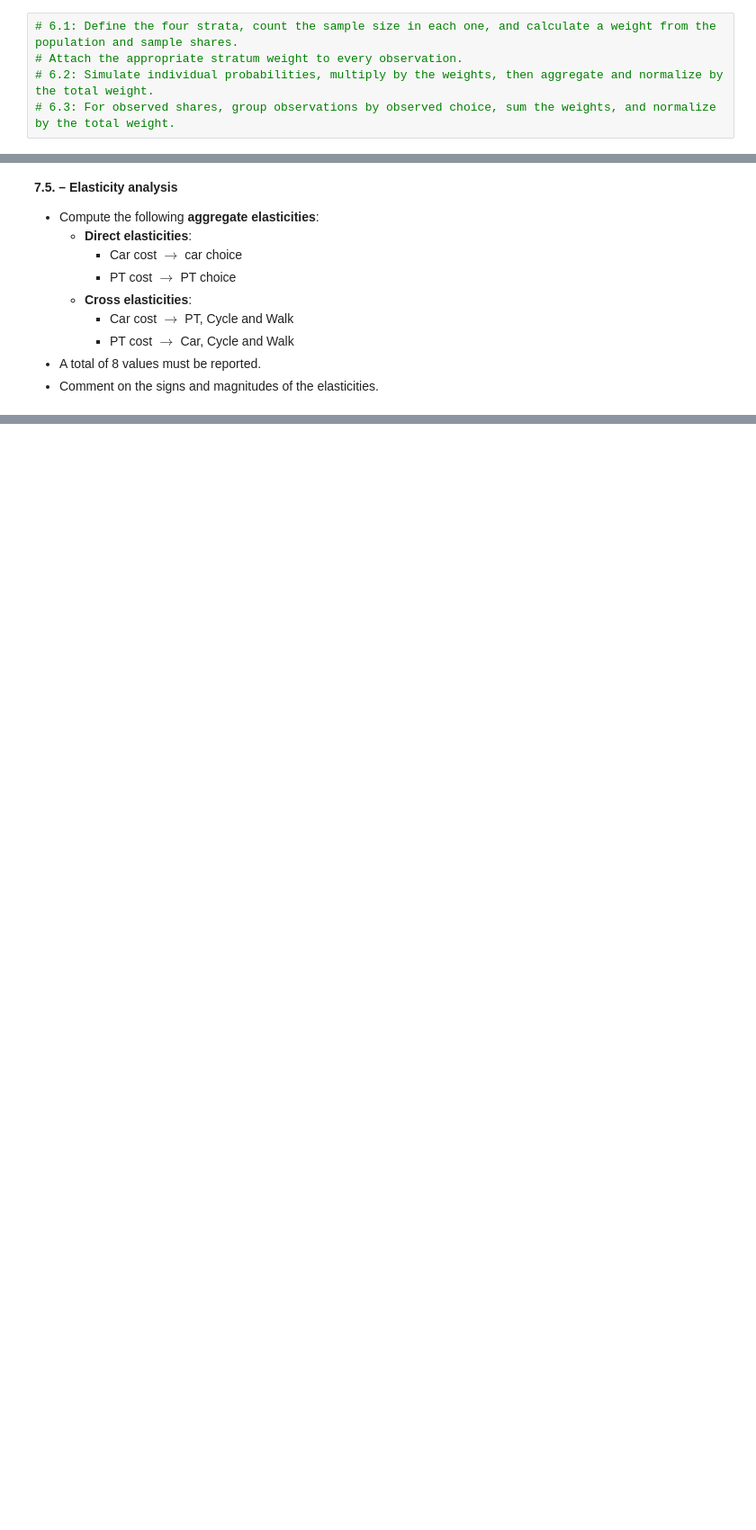
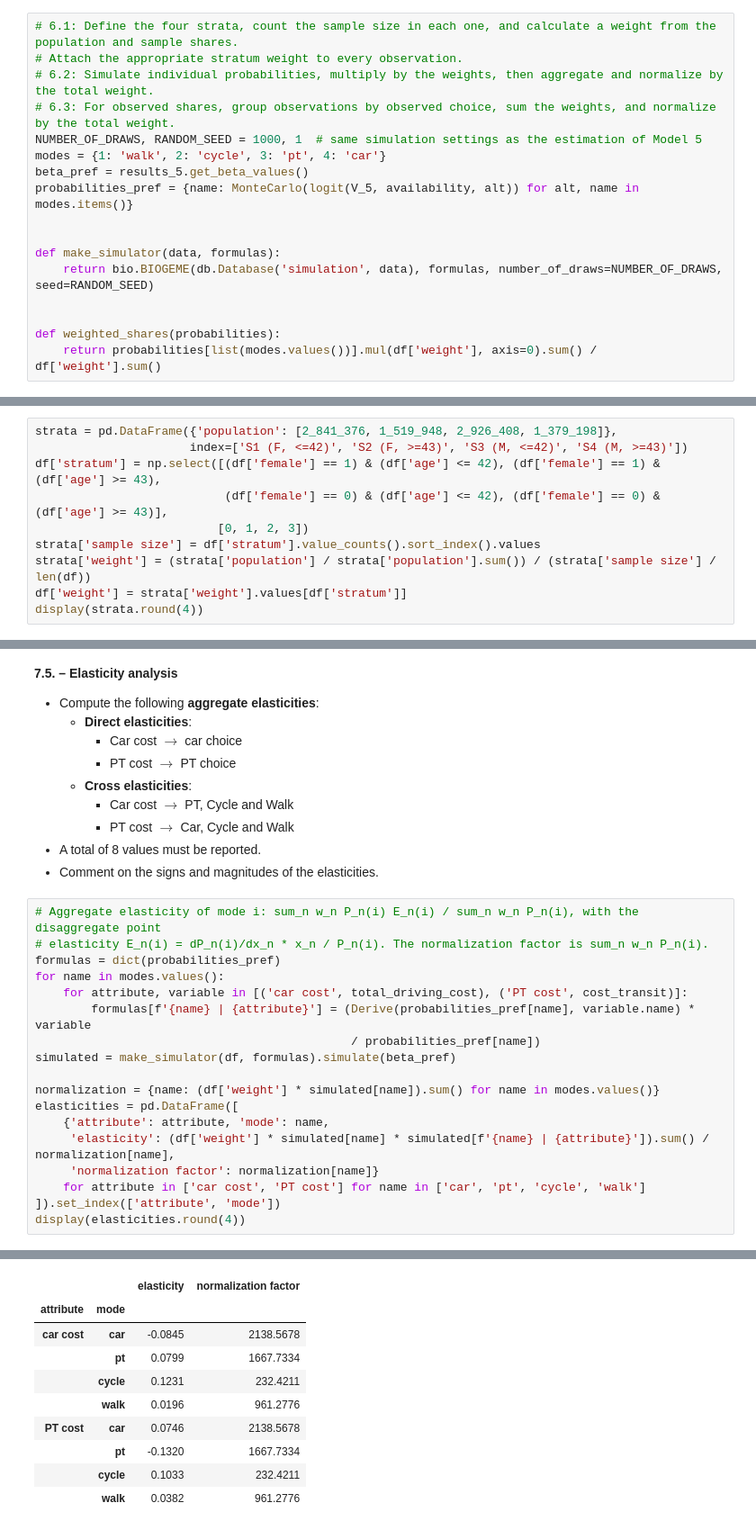
Before and after one commit to PabloSarro/london-mode-choice, a Jupyter notebook: src/assignment.ipynb, the cells around one changed output, grey strips where cells are left out. Shown at 90% size. Saved outputs shown, nothing was run; the diff lists cells and outputs as text; blank space fills up the shorter version.

Commit message:
Add market shares and forecasting

```diff
--- a/src/assignment.ipynb
+++ b/src/assignment.ipynb
@@ -1271,6 +1271,18 @@ The table below gives the size of each category in the full population:
 # Attach the appropriate stratum weight to every observation.
 # 6.2: Simulate individual probabilities, multiply by the weights, then aggregate and normalize by the total weight.
 # 6.3: For observed shares, group observations by observed choice, sum the weights, and normalize by the total weight.
+NUMBER_OF_DRAWS, RANDOM_SEED = 1000, 1  # same simulation settings as the estimation of Model 5
+modes = {1: 'walk', 2: 'cycle', 3: 'pt', 4: 'car'}
+beta_pref = results_5.get_beta_values()
+probabilities_pref = {name: MonteCarlo(logit(V_5, availability, alt)) for alt, name in modes.items()}
+
+
+def make_simulator(data, formulas):
+    return bio.BIOGEME(db.Database('simulation', data), formulas, number_of_draws=NUMBER_OF_DRAWS, seed=RANDOM_SEED)
+
+
+def weighted_shares(probabilities):
+    return probabilities[list(modes.values())].mul(df['weight'], axis=0).sum() / df['weight'].sum()
 # %% [markdown]
 **6.1. – Compute stratum weights**
 - Based on your sample, compute the number of individuals in each stratum (S1–S4).
@@ -1280,3 +1292,13 @@ $$
     segment $g$ in population}}{\text{share of persons in segment $g$ in sample}}
 $$
 - Report the size and weight of each stratum.
+# %%
+strata = pd.DataFrame({'population': [2_841_376, 1_519_948, 2_926_408, 1_379_198]},
+                      index=['S1 (F, <=42)', 'S2 (F, >=43)', 'S3 (M, <=42)', 'S4 (M, >=43)'])
+df['stratum'] = np.select([(df['female'] == 1) & (df['age'] <= 42), (df['female'] == 1) & (df['age'] >= 43),
+                           (df['female'] == 0) & (df['age'] <= 42), (df['female'] == 0) & (df['age'] >= 43)],
+                          [0, 1, 2, 3])
+strata['sample size'] = df['stratum'].value_counts().sort_index().values
+strata['weight'] = (strata['population'] / strata['population'].sum()) / (strata['sample size'] / len(df))
+df['weight'] = strata['weight'].values[df['stratum']]
+display(strata.round(4))
@@ -1353,3 +1464,22 @@ Consider the following scenarios:
     - PT cost $\rightarrow$ Car, Cycle and Walk
 - A total of 8 values must be reported.
 - Comment on the signs and magnitudes of the elasticities.
+# %%
+# Aggregate elasticity of mode i: sum_n w_n P_n(i) E_n(i) / sum_n w_n P_n(i), with the disaggregate point
+# elasticity E_n(i) = dP_n(i)/dx_n * x_n / P_n(i). The normalization factor is sum_n w_n P_n(i).
+formulas = dict(probabilities_pref)
+for name in modes.values():
+    for attribute, variable in [('car cost', total_driving_cost), ('PT cost', cost_transit)]:
+        formulas[f'{name} | {attribute}'] = (Derive(probabilities_pref[name], variable.name) * variable
+                                             / probabilities_pref[name])
+simulated = make_simulator(df, formulas).simulate(beta_pref)
+
+normalization = {name: (df['weight'] * simulated[name]).sum() for name in modes.values()}
+elasticities = pd.DataFrame([
+    {'attribute': attribute, 'mode': name,
+     'elasticity': (df['weight'] * simulated[name] * simulated[f'{name} | {attribute}']).sum() / normalization[name],
+     'normalization factor': normalization[name]}
+    for attribute in ['car cost', 'PT cost'] for name in ['car', 'pt', 'cycle', 'walk']
+]).set_index(['attribute', 'mode'])
+display(elasticities.round(4))
+# %% [output]
@@ -1355,0 +1487,10 @@ Consider the following scenarios:
+|  |  | elasticity | normalization factor |
+| attribute | mode |  |  |
+| car cost | car | -0.0845 | 2138.5678 |
+|  | pt | 0.0799 | 1667.7334 |
+|  | cycle | 0.1231 | 232.4211 |
+|  | walk | 0.0196 | 961.2776 |
+| PT cost | car | 0.0746 | 2138.5678 |
+|  | pt | -0.1320 | 1667.7334 |
+|  | cycle | 0.1033 | 232.4211 |
+|  | walk | 0.0382 | 961.2776 |
```
Also changed, not shown: parts of 16 cells of this notebook.
